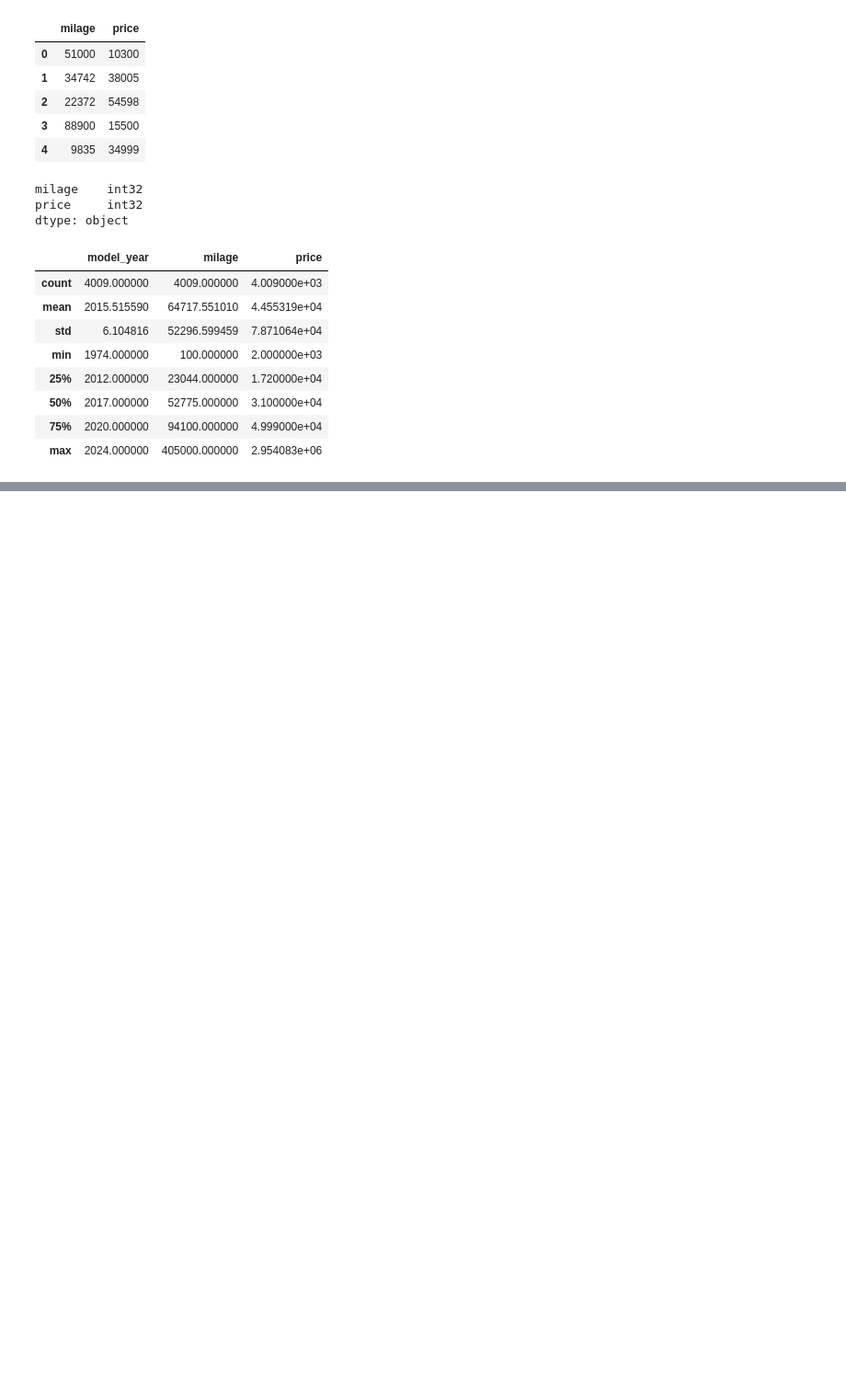
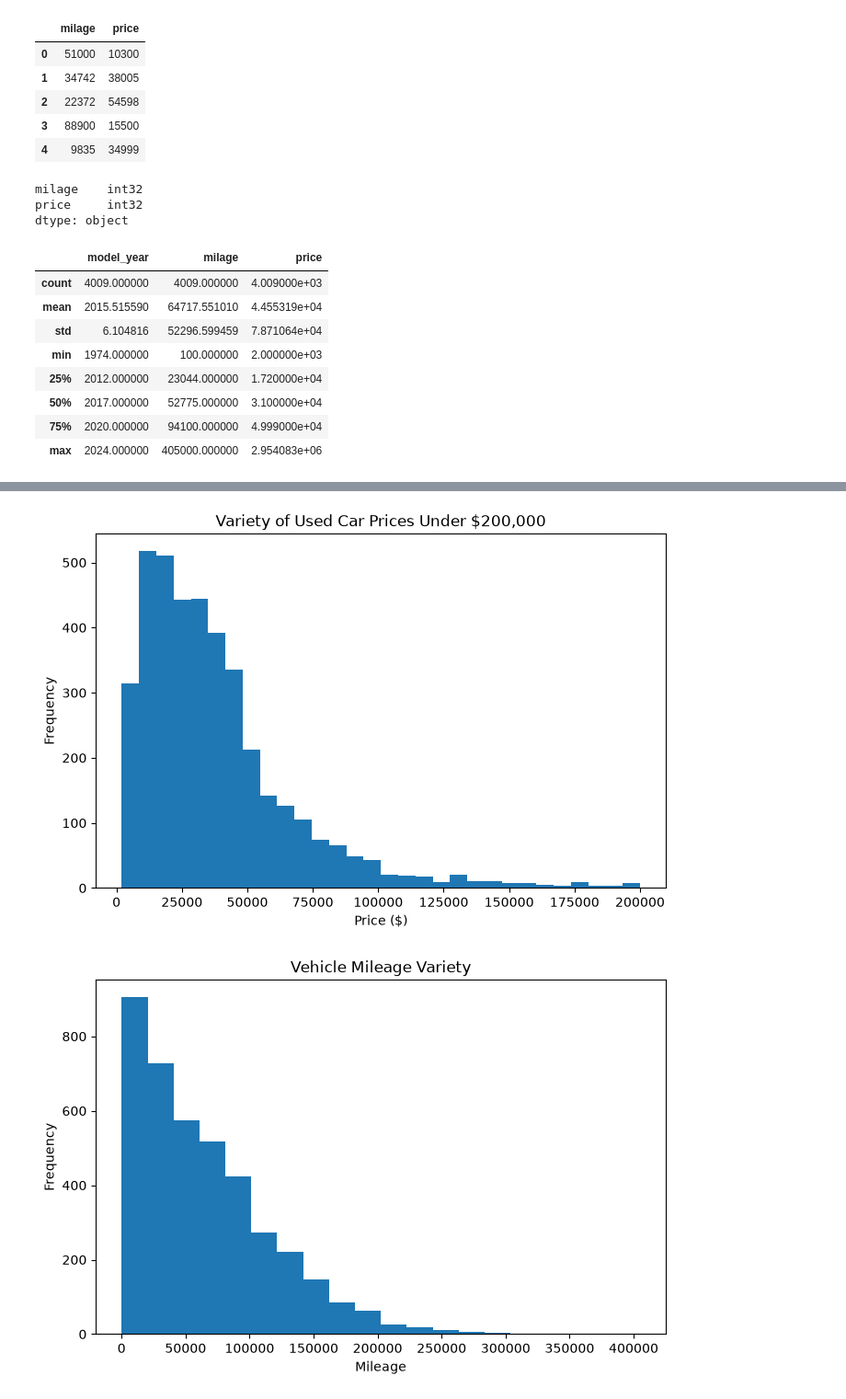
Before and after one commit to TrevorH456/DSUsedCarValuesProject, a Jupyter notebook: TrevorHerdman_DSUsedCarProject_H456G279.ipynb, the cells around one changed output, grey strips where cells are left out. Shown at 92% size. Saved outputs shown, nothing was run; the diff lists cells and outputs as text; code cells hidden in the pictures; blank space fills up the shorter version.

Commit message:
Add files via upload
EDIT004 - Data Analysis & Some Graphs

```diff
--- a/TrevorHerdman_DSUsedCarProject_H456G279.ipynb
+++ b/TrevorHerdman_DSUsedCarProject_H456G279.ipynb
@@ -166,0 +236,41 @@ dtype: object
+# %%
+# Make some visuals so to get a better idea of the numerical stats
+import matplotlib.pyplot as plt
+
+# Graph for cars under $200k
+cars_under_200k = cars[cars["price"] <= 200000]
+plt.figure(figsize=(8, 5))
+plt.hist(cars_under_200k["price"], bins=30)
+plt.title("Variety of Used Car Prices Under $200,000")
+plt.xlabel("Price ($)")
+plt.ylabel("Frequency")
+plt.show()
+
+# Graph of milage variety
+plt.figure(figsize=(8, 5))
+plt.hist(cars["milage"], bins=20)
+plt.title("Vehicle Mileage Variety")
+plt.xlabel("Mileage")
+plt.ylabel("Frequency")
+plt.show()
+
+# Graph for prices by car brand
+avg_price_brand = (
+    cars.groupby("brand")["price"]
+    .mean()
+    .sort_values(ascending=False)
+    .head(15)
+)
+plt.figure(figsize=(10, 6))
+avg_price_brand.plot(kind="bar")
+plt.title("Brands by Average Used Car Price")
+plt.xlabel("Brand")
+plt.ylabel("Average Price ($)")
+plt.xticks(rotation=45, ha="right")
+plt.show()
+
+# Graphs help with visualizing how much gap there is within this dataset (old used car VS brand new supercar)
+# Might have to see if treating higher-end cars seperately cwould be better for the project result
+# %% [output]
+[figure, added]
+[figure, added]
```
Also changed, not shown: parts of 2 cells of this notebook.
